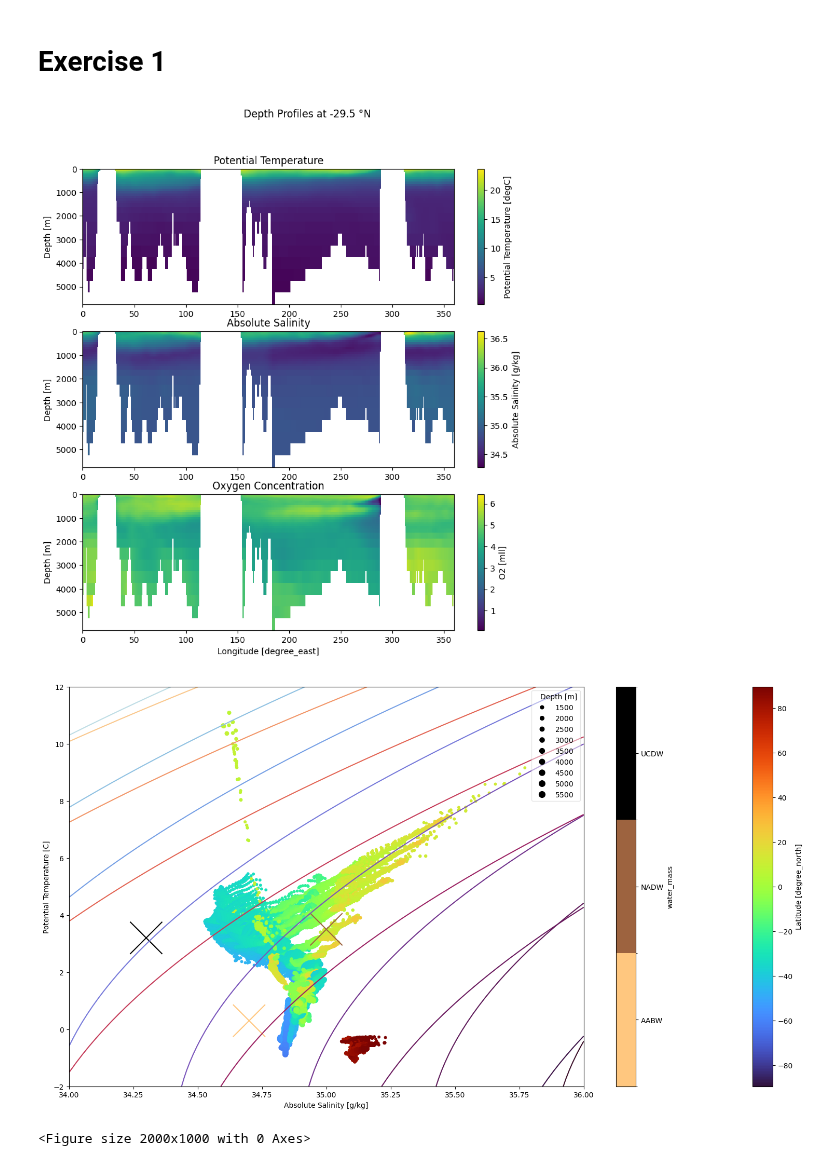
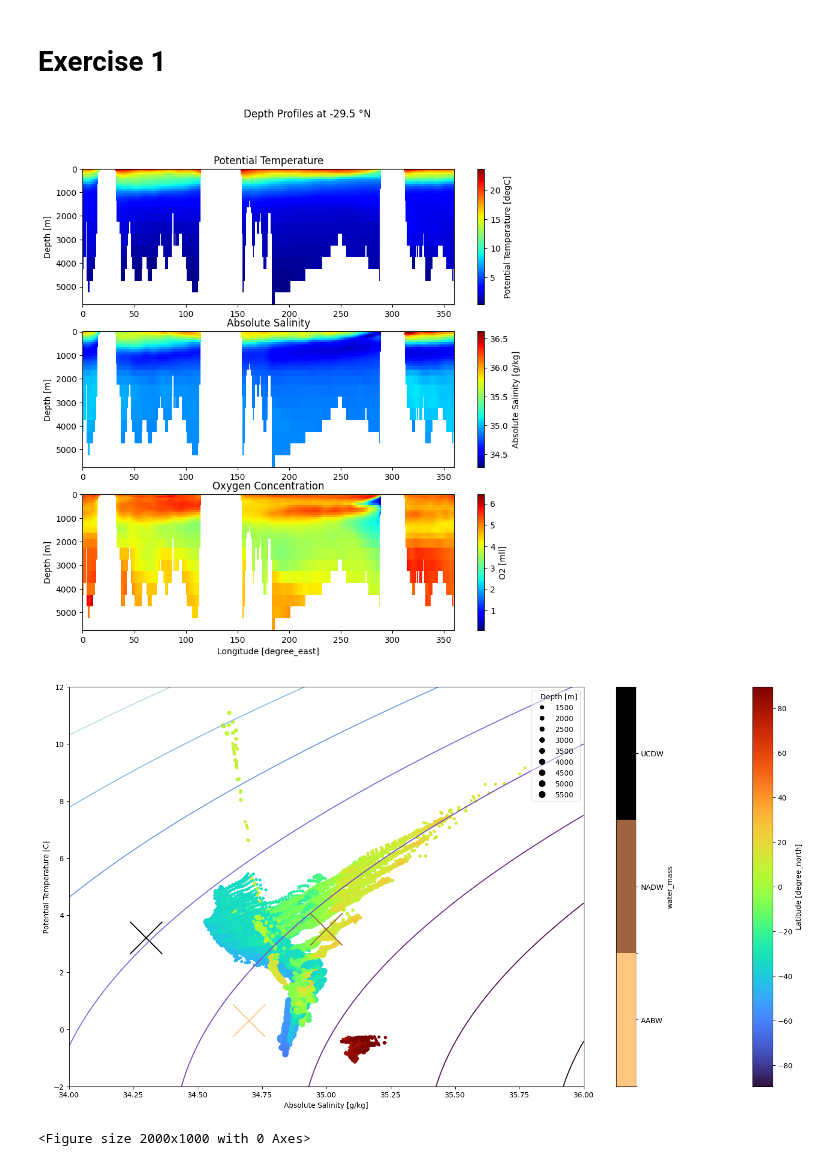
Before and after one commit to JRethemeier/Thermohaline-Circulation, a Jupyter notebook: Assignment4/Assignment4.ipynb, the cells around one changed output. Drawn from its saved outputs; the diff is of its cells as text; code cells hidden in the pictures.

```diff
--- a/Assignment4/Assignment4.ipynb
+++ b/Assignment4/Assignment4.ipynb
@@ -46,30 +46,30 @@ levitus["con_temp"] = (
 # %%
 latitude = -29.5
 levitus_1a = levitus.sel(lat=latitude, method="nearest")
 
 fig, axs = plt.subplots(nrows=3, figsize=(10,10))
 fig.suptitle(f"Depth Profiles at {latitude} °N")
 
 ax_pot_temp = axs[0]
-levitus_1a["pot_temp"].plot(x="lon", y="depth", ax=ax_pot_temp)
+levitus_1a["pot_temp"].plot(x="lon", y="depth", ax=ax_pot_temp, cmap="jet")
 ax_pot_temp.set_xlabel("")
 ax_pot_temp.set_title(f"Potential Temperature")
 ax_pot_temp.yaxis.set_inverted(True)
 
 ax_abs_sal = axs[1]
-levitus_1a["abs_sal"].plot(x="lon", y="depth", ax=ax_abs_sal)
+levitus_1a["abs_sal"].plot(x="lon", y="depth", ax=ax_abs_sal, cmap=                                                             "jet",)
 ax_abs_sal.set_xlabel("")
 ax_abs_sal.set_title(f"Absolute Salinity")
 ax_abs_sal.yaxis.set_inverted(True)
 
 ax_O2 = axs[2]
-levitus_1a["O2"].plot(x="lon", y="depth", ax=ax_O2)
+levitus_1a["O2"].plot(x="lon", y="depth", ax=ax_O2, cmap="jet")
 ax_O2.set_title(f"Oxygen Concentration")
 ax_O2.yaxis.set_inverted(True)
 
 plt.show()
 # %% [output]
-[figure, old version]
+[figure, new version]
 # %%
 abs_sal_attrs = attrs=dict(units="g/kg", long_name="Absolute Salinity")
 
@@ -117,7 +117,6 @@ ax = fig.add_subplot()
 ax.set_xlim((34,36))
 ax.set_ylim((-2,12))
 density.sigma0.plot.contour(ax=ax, cmap=cmocean.cm.dense)
-density.sigma1.plot.contour(ax=ax, cmap=cmocean.cm.matter, linestyle="..",)
 levitus.sel(lon=slice(30,120), depth=slice(1200,None)).plot.scatter(
         ax=ax,
         x="abs_sal", y="pot_temp",
@@ -139,7 +138,7 @@ water_masses.plot.scatter(
 ax.set_ylabel("Potential Temperature [C]")
 plt.show()
 # %% [output]
-[figure, old version]
+[figure, new version]
 # %%
 fig = plt.figure(figsize=(20,10))
 # ax = fig.add_subplot(131)
```
Also changed, not shown: parts of 12 cells of this notebook, 2 other files.
